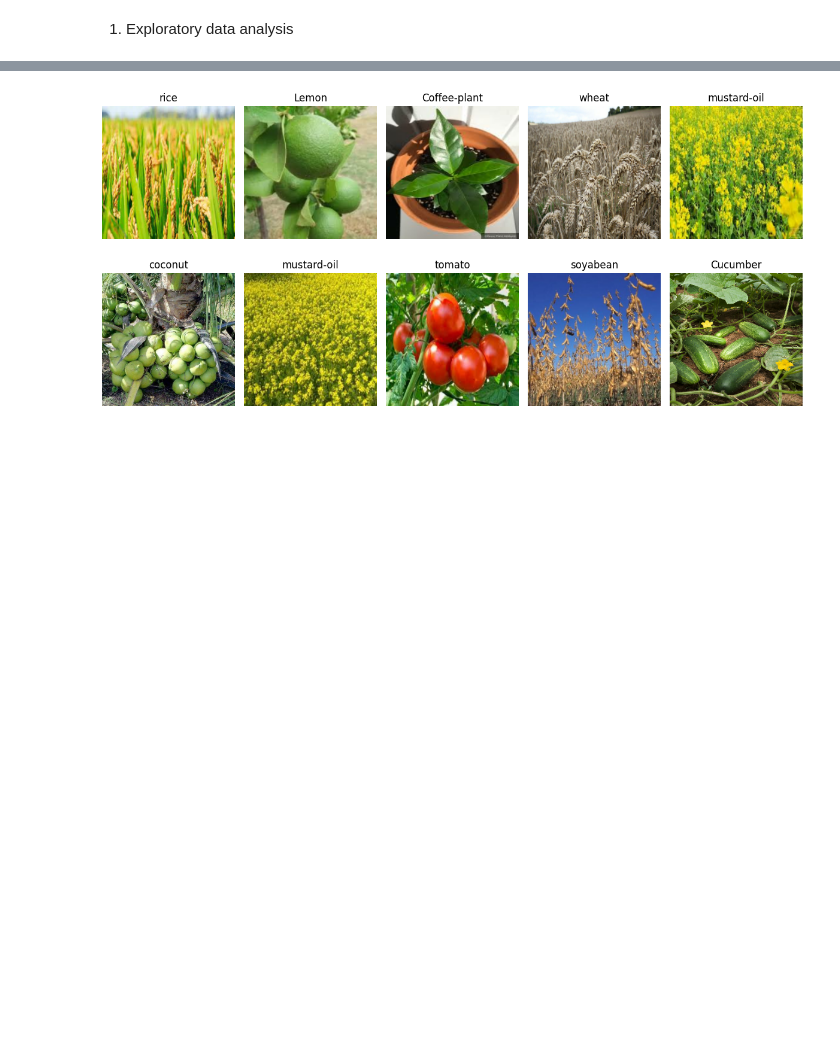
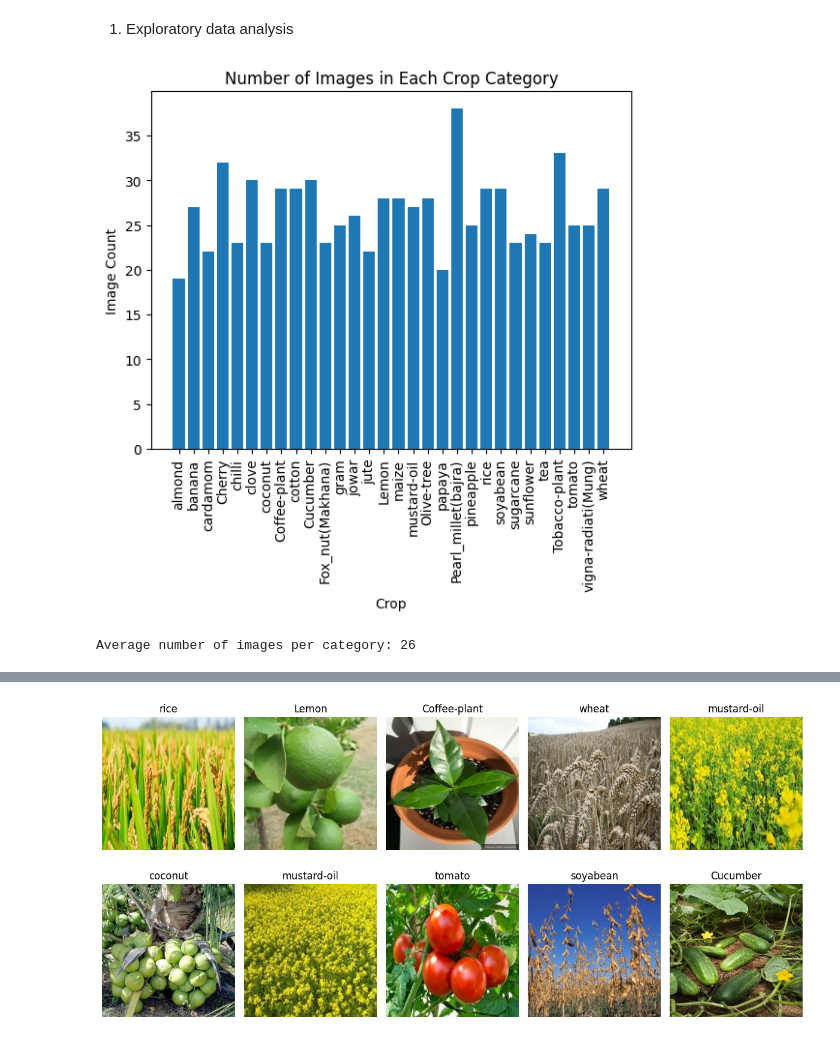
Before and after one commit to HurtaClaudio/crop_classification, a Jupyter notebook: tf_cnn.ipynb, the cells around one changed output, grey strips where cells are left out. Saved outputs shown, nothing was run; the diff lists cells and outputs as text; code cells hidden in the pictures; blank space fills up the shorter version.

```diff
--- a/tf_cnn.ipynb
+++ b/tf_cnn.ipynb
@@ -83,3 +90,34 @@ for subfolder in subfolders:
             os.remove(filepath)
 # %% [markdown]
 1. Exploratory data analysis
+# %%
+import os
+
+def count_images_in_subfolders(folder_path):
+    subfolders = os.listdir(folder_path)
+
+    image_count_dict = {}
+    for subfolder in subfolders:
+        subfolder_path = os.path.join(folder_path, subfolder)
+        if os.path.isdir(subfolder_path):
+            image_count_dict[subfolder] = len([file for file in os.listdir(subfolder_path) if file.endswith(('.jpeg', '.png', '.jpg'))])
+
+    return image_count_dict
+
+folder_path = 'Agricultural-crops'
+image_count_dict = count_images_in_subfolders(folder_path)
+
+import matplotlib.pyplot as plt
+
+plt.bar(image_count_dict.keys(), image_count_dict.values())
+plt.xlabel('Crop')
+plt.ylabel('Image Count')
+plt.title('Number of Images in Each Crop Category')
+plt.xticks(rotation=90)
+plt.show()
+
+average_images_per_category = sum(image_count_dict.values()) / len(image_count_dict)
+print("Average number of images per category:", int(average_images_per_category))
+# %% [output]
+[figure, added]
+Average number of images per category: 26
```
Also changed, not shown: parts of 19 cells of this notebook, 23 other files.
